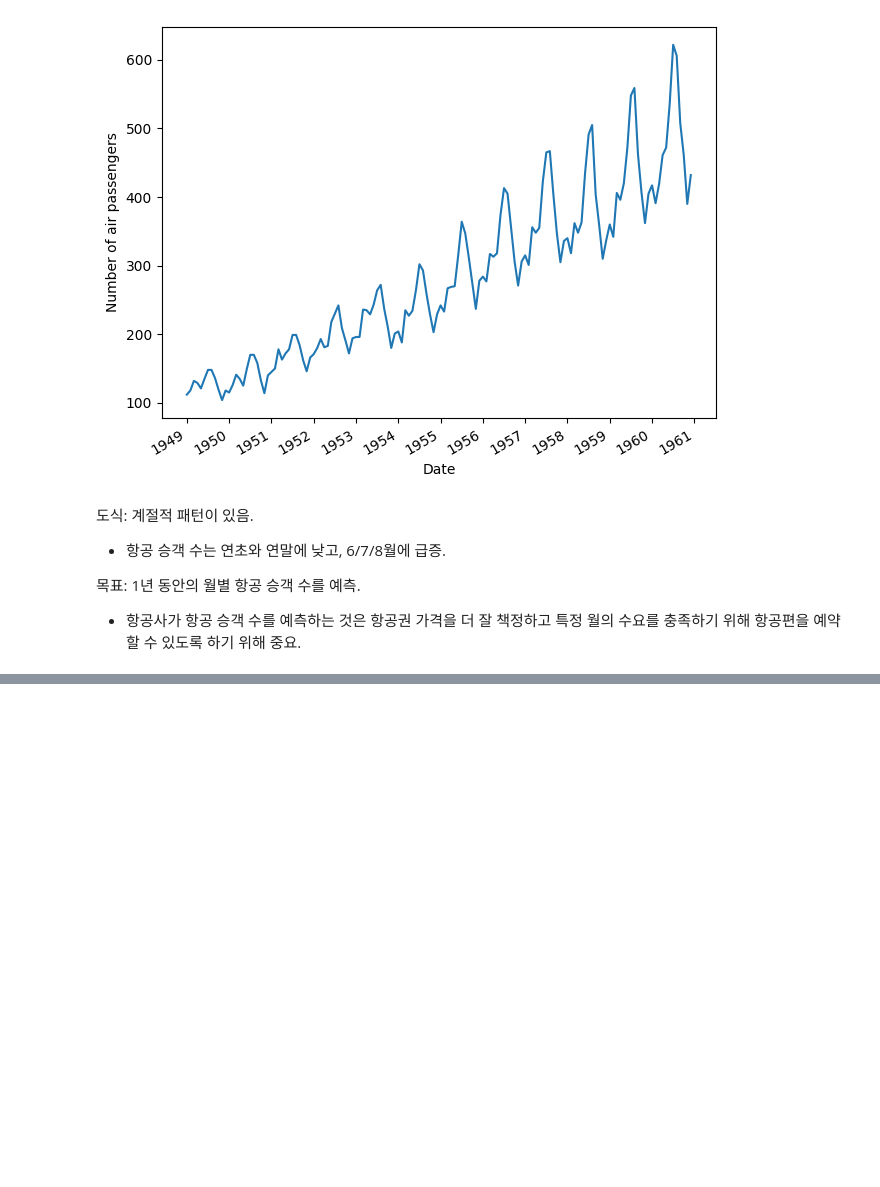
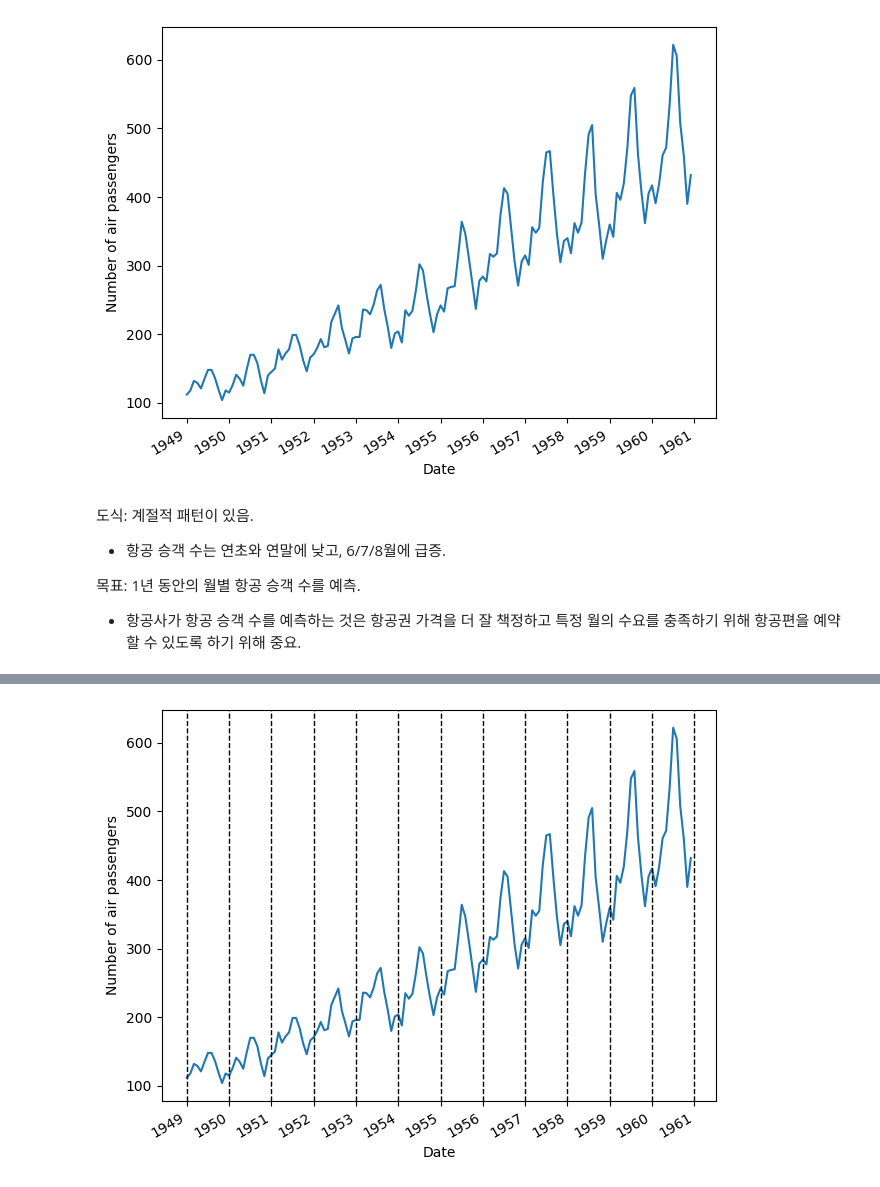
Before and after one commit to mskcho00/TimeSeries-Self-Practice, a Jupyter notebook: 8_SARIMA.ipynb, the cells around one changed output, grey strips where cells are left out. Drawn from its saved outputs; the diff is of its cells as text; code cells hidden in the pictures; blank space fills up the shorter version.

```diff
--- a/8_SARIMA.ipynb
+++ b/8_SARIMA.ipynb
@@ -72,0 +113,15 @@ SARIMA $(p,d,q)(P,D,Q)_m$ 는 **계절 매개변수**를 추가하여 ARIMA(p,d,
+# %%
+fig, ax = plt.subplots()
+
+ax.plot(df['Month'], df['Passengers'])
+for i in np.arange(0, 145, 12):
+    ax.axvline(x=i, linestyle='--', color='black', linewidth=1)
+ax.set_xlabel('Date')
+ax.set_ylabel('Number of air passengers')
+
+plt.xticks(np.arange(0, 145, 12), np.arange(1949, 1962, 1))
+
+fig.autofmt_xdate()
+plt.tight_layout()
+# %% [output]
+[figure, added]
```
Also changed, not shown: parts of 24 cells of this notebook, 1 other file.
